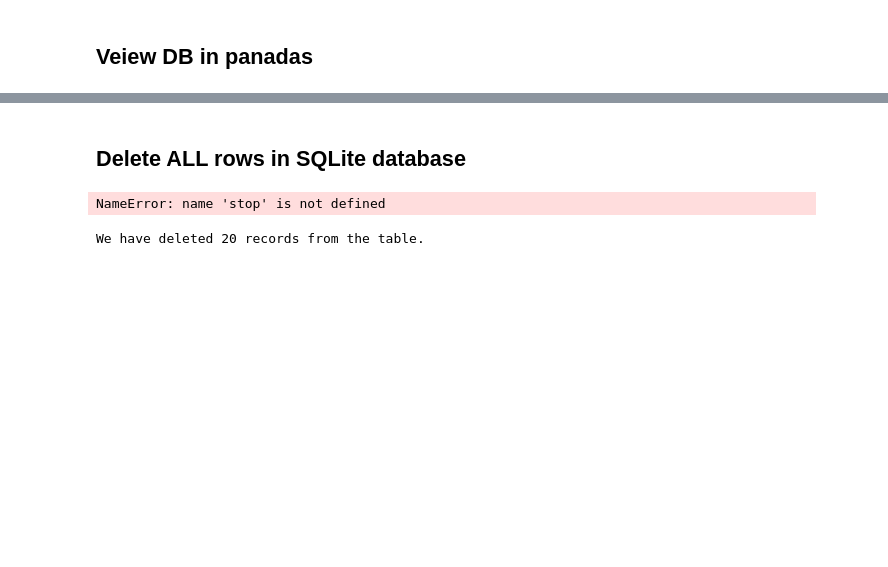
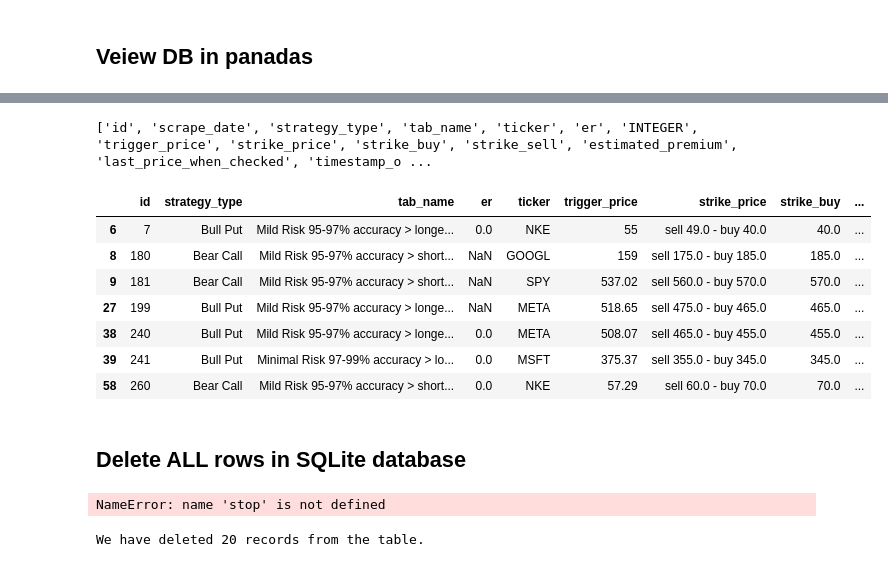
Before and after one commit to cd205/optcom, a Jupyter notebook: database/database_manual_utility_functions.ipynb, the cells around one changed output, grey strips where cells are left out. Drawn from its saved outputs; the diff is of its cells as text; code cells hidden in the pictures; blank space fills up the shorter version.

```diff
--- a/database/database_manual_utility_functions.ipynb
+++ b/database/database_manual_utility_functions.ipynb
@@ -27,3 +32,25 @@ res[['id', 'strategy_type', 'tab_name', 'er', 'ticker','trigger_price', 'strike_
+# %%
+import sqlite3
+import pandas as pd
+
+dat = sqlite3.connect('option_strategies.db')
+query = dat.execute("SELECT * From option_strategies")
+cols = [column[0] for column in query.description]
+print(cols)
+results= pd.DataFrame.from_records(data = query.fetchall(), columns = cols)
+res = results[(results['ticker']!='None') & (results['strategy_status']=='order placed')]
+res[['id', 'strategy_type', 'tab_name', 'er', 'ticker','trigger_price', 'strike_price', 'strike_buy','strike_sell','estimated_premium', 'options_expiry_date',
+         'timestamp_of_price_when_last_checked','scrape_date', 'timestamp_of_trigger','strategy_status', 'price_when_triggered', 'price_when_order_placed','premium_when_last_checked']].tail(9)
+# %% [output]
+['id', 'scrape_date', 'strategy_type', 'tab_name', 'ticker', 'er', 'INTEGER', 'trigger_price', 'strike_price', 'strike_buy', 'strike_sell', 'estimated_premium', 'last_price_when_checked', 'timestamp_o ...
+|  | id | strategy_type | tab_name | er | ticker | trigger_price | strike_price | strike_buy | ... |
+| 6 | 7 | Bull Put | Mild Risk 95-97% accuracy > longe... | 0.0 | NKE | 55 | sell 49.0 - buy 40.0 | 40.0 | ... |
+| 8 | 180 | Bear Call | Mild Risk 95-97% accuracy > short... | NaN | GOOGL | 159 | sell 175.0 - buy 185.0 | 185.0 | ... |
+| 9 | 181 | Bear Call | Mild Risk 95-97% accuracy > short... | NaN | SPY | 537.02 | sell 560.0 - buy 570.0 | 570.0 | ... |
+| 27 | 199 | Bull Put | Mild Risk 95-97% accuracy > longe... | NaN | META | 518.65 | sell 475.0 - buy 465.0 | 465.0 | ... |
+| 38 | 240 | Bull Put | Mild Risk 95-97% accuracy > longe... | 0.0 | META | 508.07 | sell 465.0 - buy 455.0 | 455.0 | ... |
+| 39 | 241 | Bull Put | Minimal Risk 97-99% accuracy > lo... | 0.0 | MSFT | 375.37 | sell 355.0 - buy 345.0 | 345.0 | ... |
+| 58 | 260 | Bear Call | Mild Risk 95-97% accuracy > short... | 0.0 | NKE | 57.29 | sell 60.0 - buy 70.0 | 70.0 | ... |
 # %% [markdown]
 ## Delete ALL rows in SQLite database
 # %%
```
Also changed, not shown: parts of 2 cells of this notebook, 5 other files.
